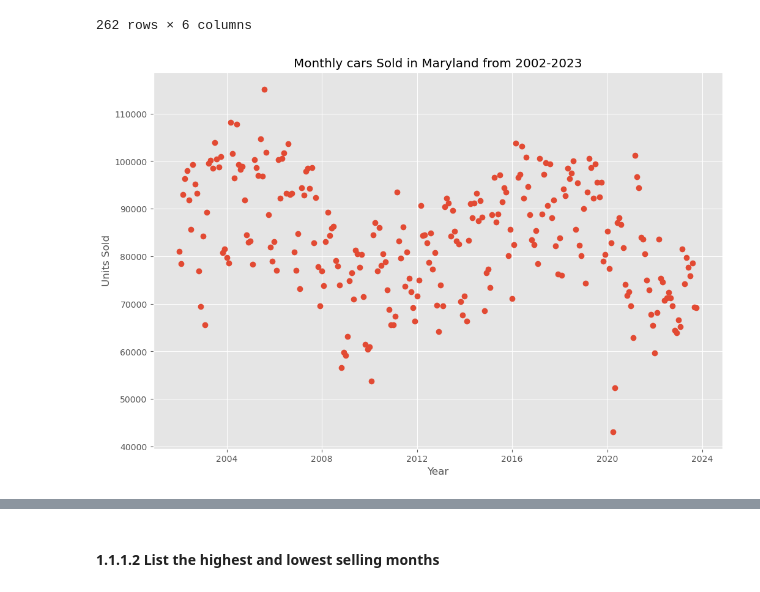
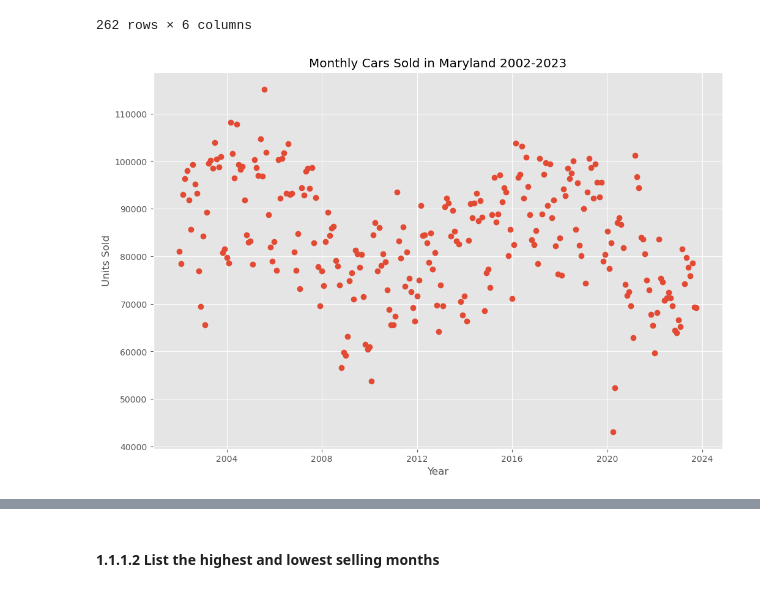
Before and after one commit to bennicholson2/Maryland-Car-Sales-Data, a Jupyter notebook: sales_project.ipynb, the cells around one changed output, grey strips where cells are left out. Drawn from its saved outputs; the diff is of its cells as text; code cells hidden in the pictures.

```diff
--- a/sales_project.ipynb
+++ b/sales_project.ipynb
@@ -270,6 +275,6 @@ def time_series_lines(xdata,ydata,title,xlabel,ylabel,marker_value):
 # %%
 #Graph column Date compared to Cars Sold
 #This will represent the total number of cars that have been sold on a monthly basis from Jan 2002-Oct 2023 in Maryland
-monthly_cars_sold_ts = time_series(sales_data_month.index,sales_data_month['Cars Sold'], 'Monthly cars Sold in Maryland from 2002-2023', 'Year', 'Units Sold')
+time_series(sales_data_month.index,sales_data_month['Cars Sold'], 'Monthly Cars Sold in Maryland 2002-2023', 'Year', 'Units Sold')
 # %% [output]
-[figure, old version]
+[figure, new version]
```
Also changed, not shown: parts of 44 cells of this notebook, 13 other files.
